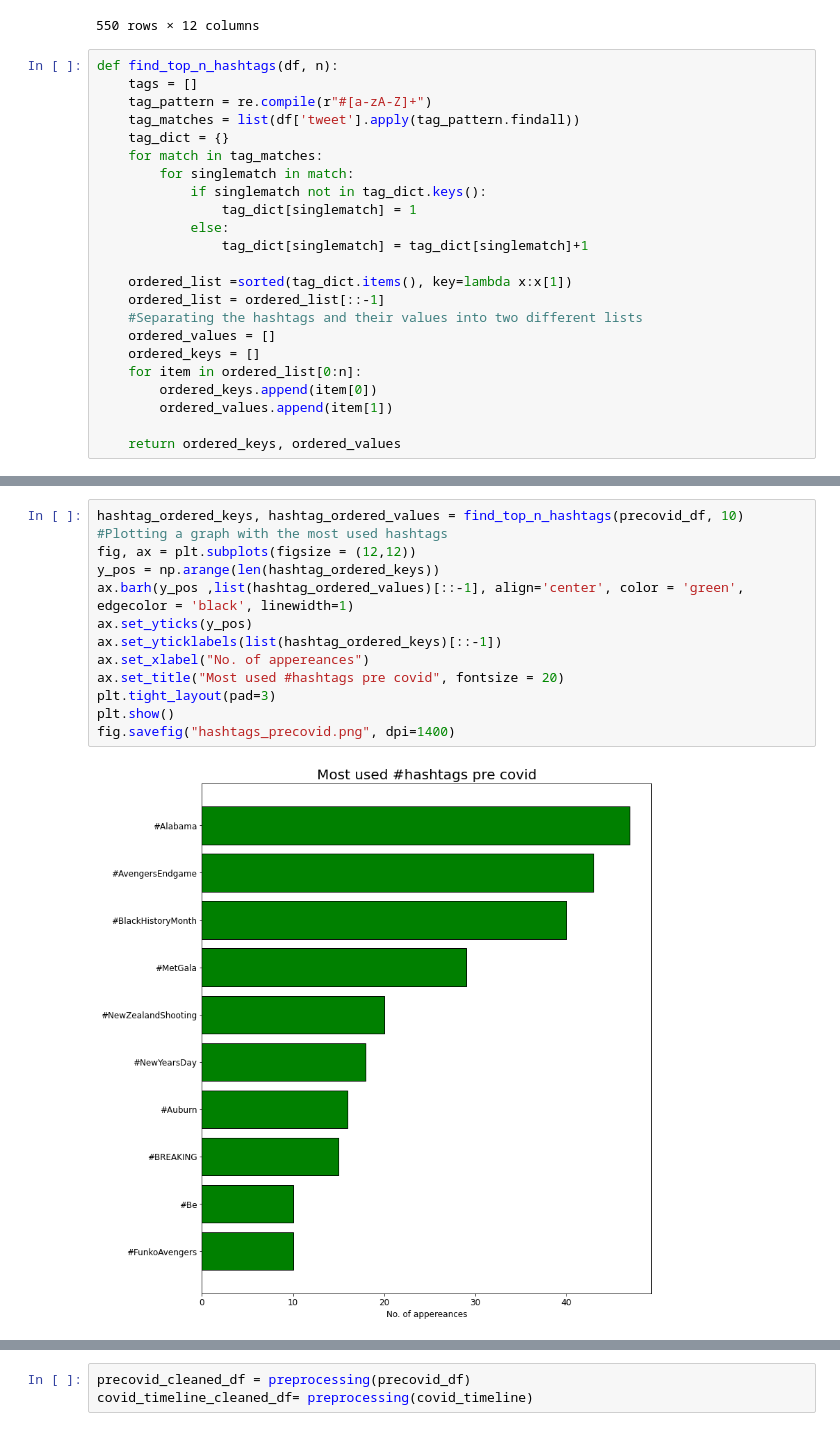
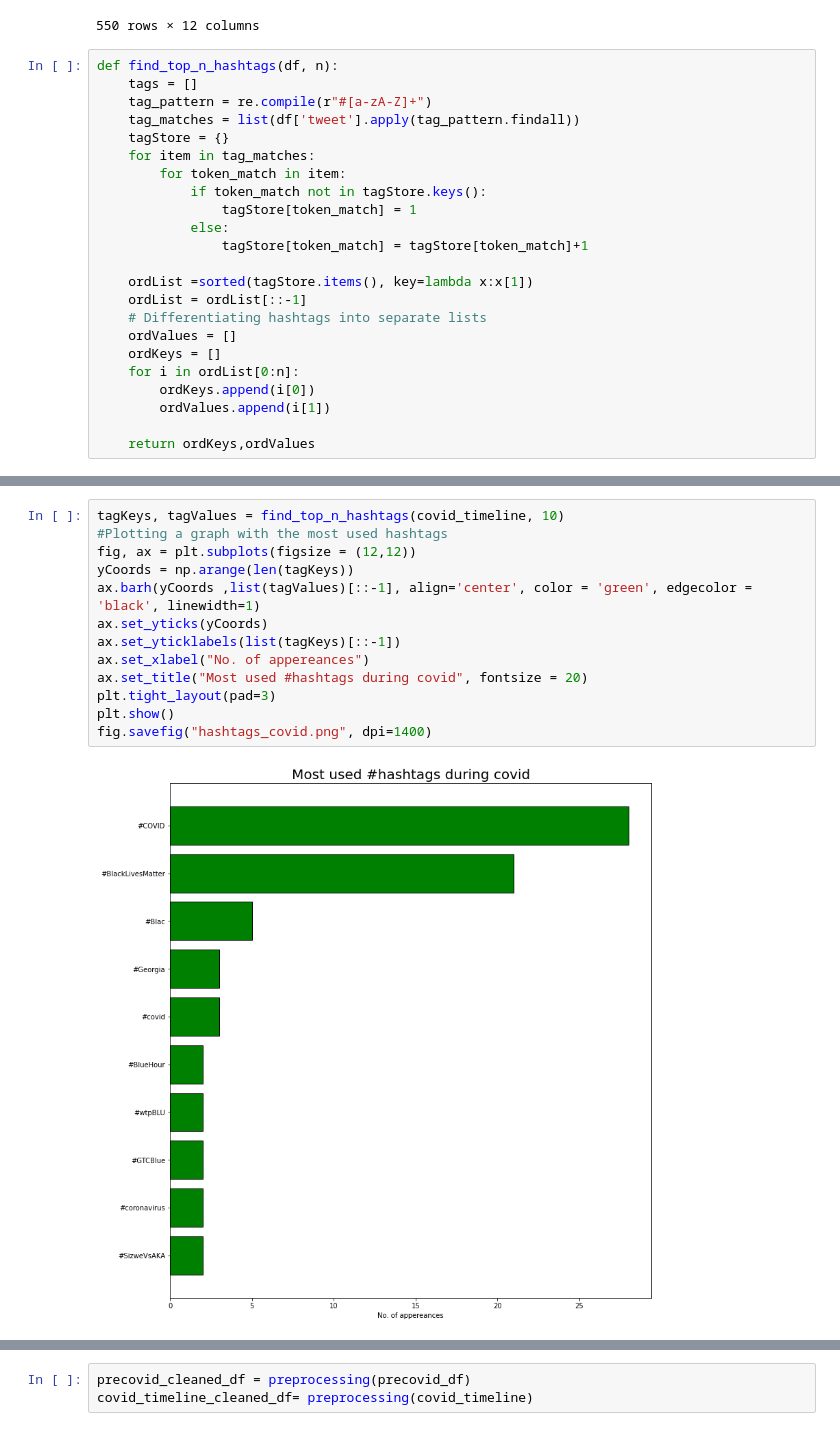
Before and after one commit to revanth802/CMPE-255-FA2020-Team6, a Jupyter notebook: Notebook.ipynb, the cells around one changed output, grey strips where cells are left out. Drawn from its saved outputs; the diff is of its cells as text.

```diff
--- a/Notebook.ipynb
+++ b/Notebook.ipynb
@@ -219,21 +143,21 @@ def find_top_n_hashtags(df, n):
     tags = []
     tag_pattern = re.compile(r"#[a-zA-Z]+")
     tag_matches = list(df['tweet'].apply(tag_pattern.findall))
-    tag_dict = {}
-    for match in tag_matches:
-        for singlematch in match:
-            if singlematch not in tag_dict.keys():
-                tag_dict[singlematch] = 1
+    tagStore = {}
+    for item in tag_matches:
+        for token_match in item:
+            if token_match not in tagStore.keys():
+                tagStore[token_match] = 1
             else:
-                tag_dict[singlematch] = tag_dict[singlematch]+1
+                tagStore[token_match] = tagStore[token_match]+1
 
-    ordered_list =sorted(tag_dict.items(), key=lambda x:x[1])
-    ordered_list = ordered_list[::-1]
-    #Separating the hashtags and their values into two different lists
-    ordered_values = []
-    ordered_keys = []
-    for item in ordered_list[0:n]:
-        ordered_keys.append(item[0])
-        ordered_values.append(item[1])
+    ordList =sorted(tagStore.items(), key=lambda x:x[1])
+    ordList = ordList[::-1]
+    # Differentiating hashtags into separate lists
+    ordValues = []
+    ordKeys = []
+    for i in ordList[0:n]:
+        ordKeys.append(i[0])
+        ordValues.append(i[1])
 
-    return ordered_keys, ordered_values
+    return ordKeys,ordValues
@@ -240,15 +181,15 @@ def find_top_n_hashtags(df, n):
 # %%
-hashtag_ordered_keys, hashtag_ordered_values = find_top_n_hashtags(precovid_df, 10)
+tagKeys, tagValues = find_top_n_hashtags(covid_timeline, 10)
 #Plotting a graph with the most used hashtags
 fig, ax = plt.subplots(figsize = (12,12))
-y_pos = np.arange(len(hashtag_ordered_keys))
-ax.barh(y_pos ,list(hashtag_ordered_values)[::-1], align='center', color = 'green', edgecolor = 'black', linewidth=1)
-ax.set_yticks(y_pos)
-ax.set_yticklabels(list(hashtag_ordered_keys)[::-1])
+yCoords = np.arange(len(tagKeys))
+ax.barh(yCoords ,list(tagValues)[::-1], align='center', color = 'green', edgecolor = 'black', linewidth=1)
+ax.set_yticks(yCoords)
+ax.set_yticklabels(list(tagKeys)[::-1])
 ax.set_xlabel("No. of appereances")
-ax.set_title("Most used #hashtags pre covid", fontsize = 20)
+ax.set_title("Most used #hashtags during covid", fontsize = 20)
 plt.tight_layout(pad=3)
 plt.show()
-fig.savefig("hashtags_precovid.png", dpi=1400)
+fig.savefig("hashtags_covid.png", dpi=1400)
 # %% [output]
-[figure, old version]
+[figure, new version]
```
Also changed, not shown: parts of 25 cells of this notebook, 6 other files.
